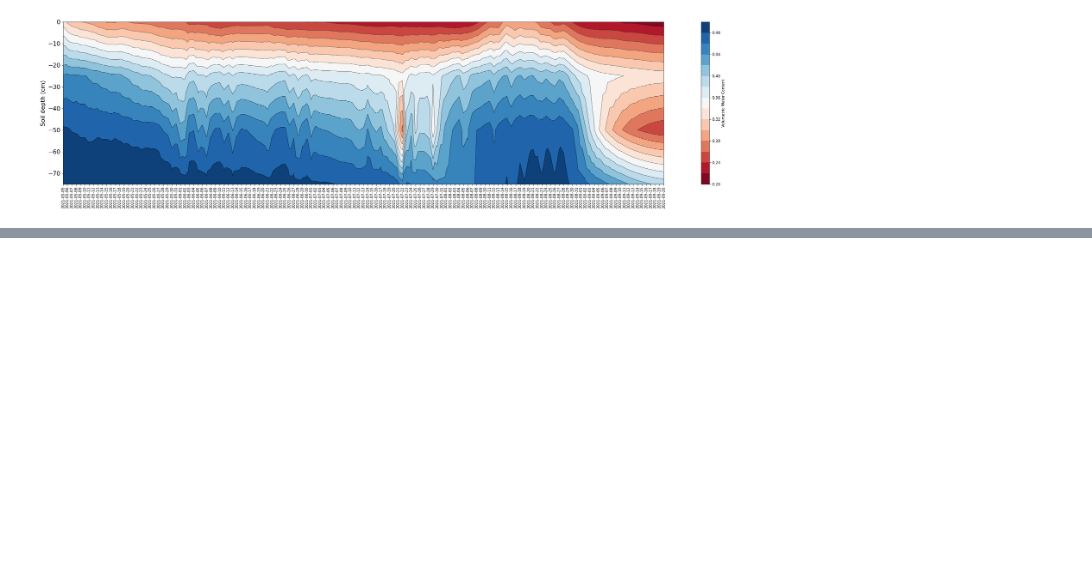
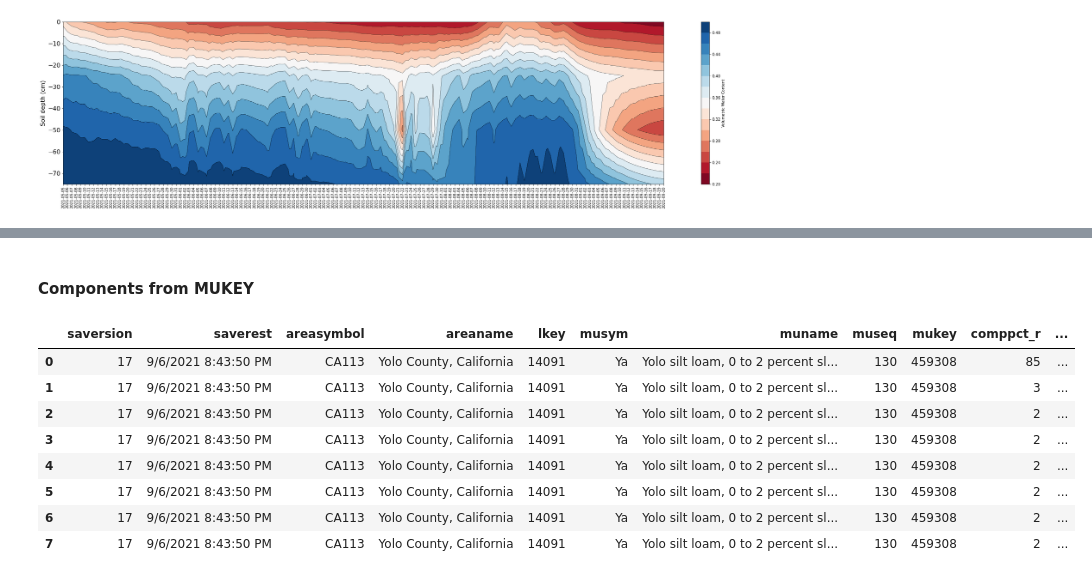
Before and after one commit to Arable/data-check, a Jupyter notebook: UCD_tomato_Water_Balance.ipynb, the cells around one changed output, grey strips where cells are left out. Cells and saved outputs as stored; diff of their text form; code cells hidden in the pictures; blank space fills up the shorter version.

```diff
--- a/UCD_tomato_Water_Balance.ipynb
+++ b/UCD_tomato_Water_Balance.ipynb
@@ -240,0 +433,10 @@ plt.show()
+# %%
+
+lat = 38.53828
+long = -121.78273
+
+
+#west
+mukey = mukey_from_latlong(lat, long)
+
+print (mukey)
@@ -240,0 +500,47 @@ plt.show()
+# %% [markdown]
+#### Components from MUKEY
+# %%
+def components_from_mukey(mukey):
+
+  url = 'https://SDMDataAccess.sc.egov.usda.gov/Tabular/post.rest'
+
+  query = """SELECT
+  saversion, saverest,
+  l.areasymbol, l.areaname, l.lkey,
+  musym, muname, museq, mu.mukey,
+  comppct_r, compname, localphase, slope_r, c.cokey
+  FROM sacatalog sac
+  INNER JOIN legend l ON l.areasymbol = sac.areasymbol AND l.areatypename = 'Non-MLRA Soil Survey Area'
+  INNER JOIN mapunit mu ON mu.lkey = l.lkey
+  AND mu.mukey IN ('{0}')
+  LEFT OUTER JOIN component c ON c.mukey = mu.mukey
+
+  ORDER BY comppct_r DESC""".format(mukey)
+
+  data = {
+            'QUERY': query,
+            'FORMAT': 'JSON+COLUMNNAME'
+           }
+
+
+
+  r = requests.post(url, data = data)
+
+  d = json.loads(r._content)
+
+  df = pd.DataFrame(d['Table'][1:], columns=d['Table'][0])
+
+  return df
+# %%
+components = components_from_mukey(mukey)
+components
+# %% [output]
+|  | saversion | saverest | areasymbol | areaname | lkey | musym | muname | museq | mukey | comppct_r | ... |
+| 0 | 17 | 9/6/2021 8:43:50 PM | CA113 | Yolo County, California | 14091 | Ya | Yolo silt loam, 0 to 2 percent sl... | 130 | 459308 | 85 | ... |
+| 1 | 17 | 9/6/2021 8:43:50 PM | CA113 | Yolo County, California | 14091 | Ya | Yolo silt loam, 0 to 2 percent sl... | 130 | 459308 | 3 | ... |
+| 2 | 17 | 9/6/2021 8:43:50 PM | CA113 | Yolo County, California | 14091 | Ya | Yolo silt loam, 0 to 2 percent sl... | 130 | 459308 | 2 | ... |
+| 3 | 17 | 9/6/2021 8:43:50 PM | CA113 | Yolo County, California | 14091 | Ya | Yolo silt loam, 0 to 2 percent sl... | 130 | 459308 | 2 | ... |
+| 4 | 17 | 9/6/2021 8:43:50 PM | CA113 | Yolo County, California | 14091 | Ya | Yolo silt loam, 0 to 2 percent sl... | 130 | 459308 | 2 | ... |
+| 5 | 17 | 9/6/2021 8:43:50 PM | CA113 | Yolo County, California | 14091 | Ya | Yolo silt loam, 0 to 2 percent sl... | 130 | 459308 | 2 | ... |
+| 6 | 17 | 9/6/2021 8:43:50 PM | CA113 | Yolo County, California | 14091 | Ya | Yolo silt loam, 0 to 2 percent sl... | 130 | 459308 | 2 | ... |
+| 7 | 17 | 9/6/2021 8:43:50 PM | CA113 | Yolo County, California | 14091 | Ya | Yolo silt loam, 0 to 2 percent sl... | 130 | 459308 | 2 | ... |
```
Also changed, not shown: parts of 37 cells of this notebook.
